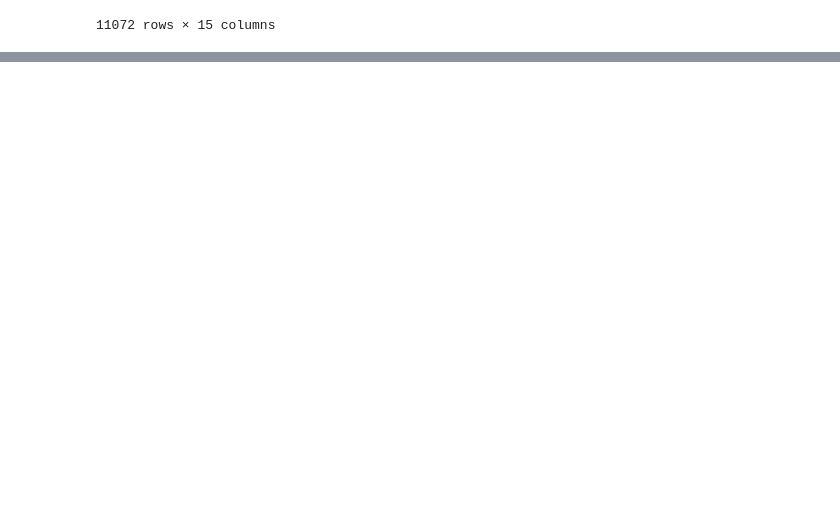
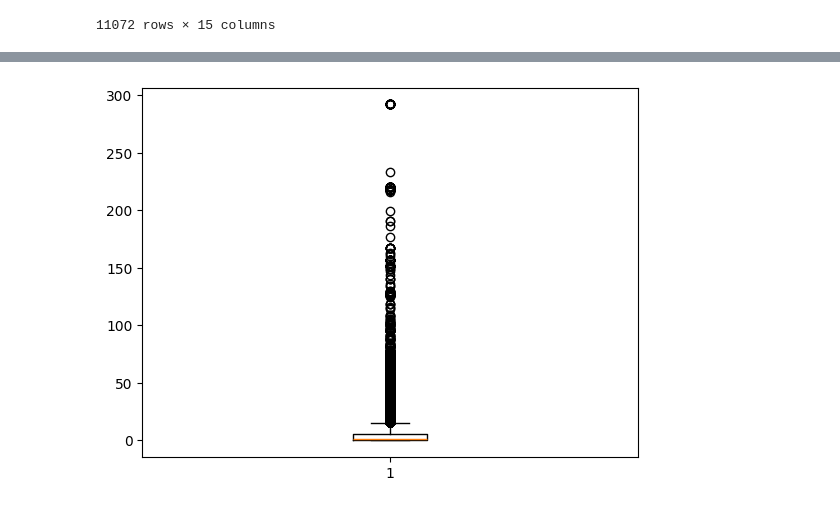
Before and after one commit to donicas/ftiproj, a Jupyter notebook: FTIproj.ipynb, the cells around one changed output, grey strips where cells are left out. Saved outputs shown, nothing was run; the diff lists cells and outputs as text; code cells hidden in the pictures; blank space fills up the shorter version.

```diff
--- a/FTIproj.ipynb
+++ b/FTIproj.ipynb
@@ -169,0 +192,6 @@ df_copy_two.dropna(subset=["health_contaminant_names"])
+# %%
+import matplotlib.pyplot as plt
+plt.boxplot(df_copy['total_violations'])
+plt.show()
+# %% [output]
+[figure, added]
```
Also changed, not shown: parts of 5 cells of this notebook.
